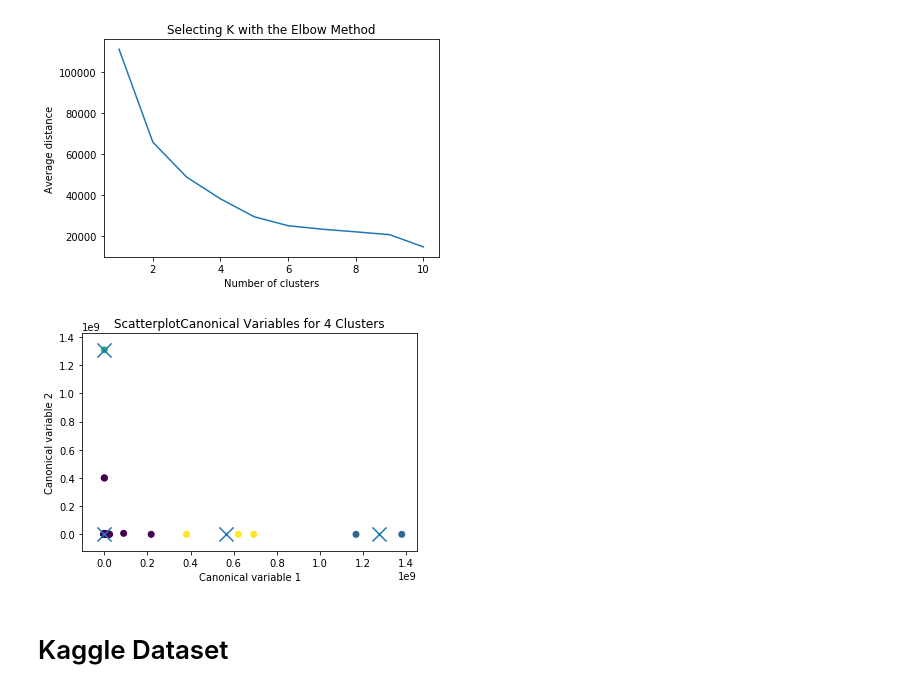
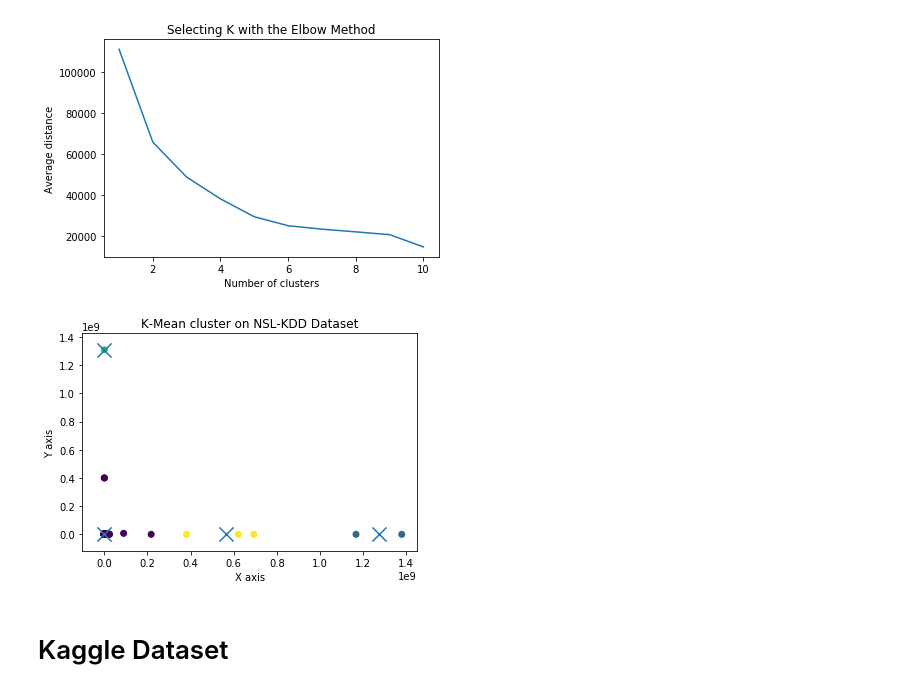
Before and after one commit to BaiKongQue/CSCI-191T_Security_Group, a Jupyter notebook: Security Group Project.ipynb, the cells around one changed output. Cells and saved outputs as stored; diff of their text form; code cells hidden in the pictures.

```diff
--- a/Security Group Project.ipynb
+++ b/Security Group Project.ipynb
@@ -8,7 +8,7 @@ from sklearn.model_selection import train_test_split
 from scipy.spatial.distance import cdist
 from sklearn.cluster import KMeans
 # %%
-def k_mean(K, X):
+def k_mean(K, X, title="K-Mean Cluster Plot", xLabel="X axis", yLabel="Y axis"):
     k_model = KMeans(n_clusters=K)
     k_model.fit(X)
     y_pred = k_model.predict(X)
@@ -17,9 +17,9 @@ def k_mean(K, X):
     %matplotlib inline
     plt.scatter(X.iloc[:,0],X.iloc[:,1], c=y_pred)
     plt.scatter(centroids[:,0],centroids[:,1], marker='x', s = 200, linewidths=2)
-    plt.xlabel('Canonical variable 1')
-    plt.ylabel('Canonical variable 2')
-    plt.title('ScatterplotCanonical Variables for 4 Clusters')
+    plt.xlabel(xLabel)
+    plt.ylabel(yLabel)
+    plt.title(title)
     plt.show()
 # %%
 def find_k_graph(kTests, data):
@@ -68,11 +66,8 @@ testDF
 # %%
-train_data = trainDF[['src_bytes', 'dst_bytes', 'num_failed_logins', 'logged_in', 'num_compromised',
+kddData = trainDF[['src_bytes', 'dst_bytes', 'num_failed_logins', 'logged_in', 'num_compromised',
             'root_shell', 'su_attempted', 'num_root', 'num_file_creations', 'num_shells',
             'num_access_files', 'num_outbound_cmds']]
-# test_data = testDF[['src_bytes', 'dst_bytes', 'num_failed_logins', 'logged_in', 'num_compromised',
-#             'root_shell', 'su_attempted', 'num_root', 'num_file_creations', 'num_shells',
-#             'num_access_files', 'num_outbound_cmds']]
-train_data
+kddData
 # %% [output]
 |  | src_bytes | dst_bytes | num_failed_logins | logged_in | num_compromised | root_shell | su_attempted | ... |
 | 0 | 491.0 | 0.0 | 0.0 | b'0' | 0.0 | 0.0 | 0.0 | ... |
@@ -99,9 +92,9 @@ find_k_graph(10, train_data)
 # %% [output]
 [figure]
-# %%
-k_mean(4, train_data)
-# %% [output]
-[figure, removed]
+# %%
+k_mean(4, kddData, "K-Mean cluster on NSL-KDD Dataset")
+# %% [output]
+[figure, added]
 # %% [markdown]
 # Kaggle Dataset
 # %%
```
Also changed, not shown: parts of 11 cells of this notebook.
